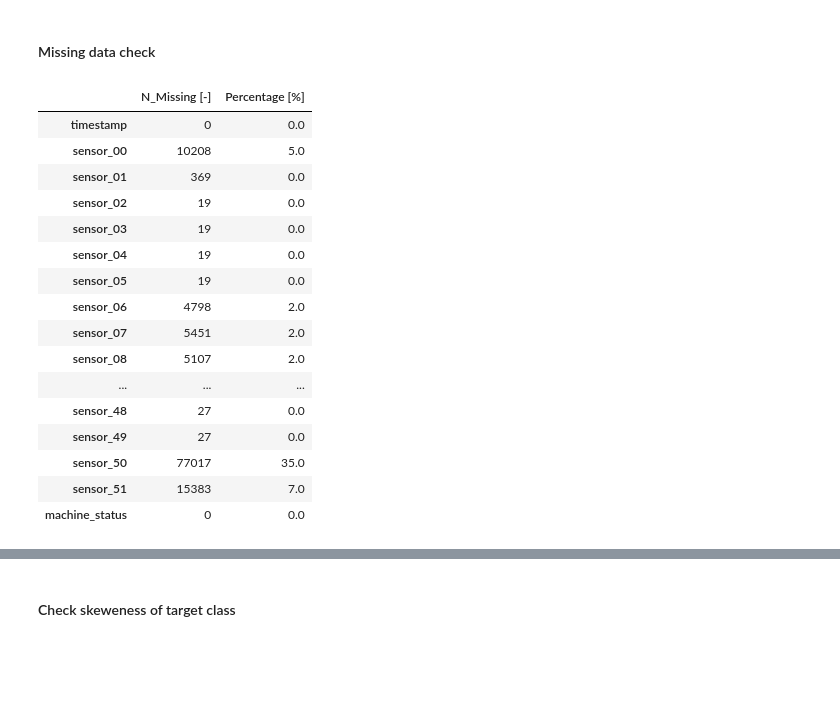
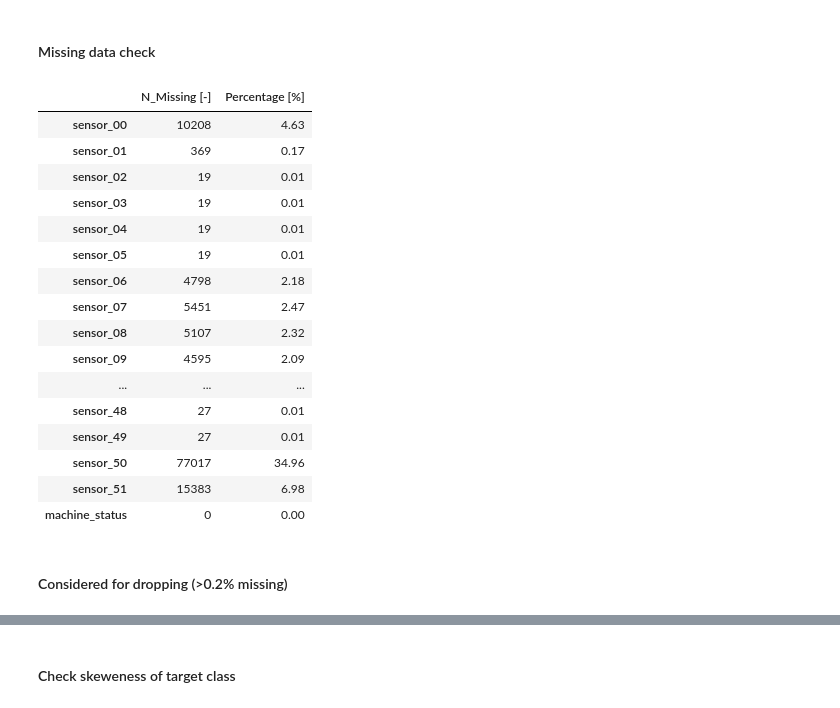
Before and after one commit to piotr-druzdzel/LSTM-for-Time-Series-Sensor-Data, a Jupyter notebook: main.ipynb, the cells around one changed output, grey strips where cells are left out. Saved outputs shown, nothing was run; the diff lists cells and outputs as text; code cells hidden in the pictures; blank space fills up the shorter version.

```diff
--- a/main.ipynb
+++ b/main.ipynb
@@ -57,7 +61,7 @@ memory usage: 92.5+ MB
 - All data from Sensor 15 is missing - can be dropped. This sensor should be checked on-site immediately. <br>
 - First column "Unnamed: 0" contains only the index - can be dropped, because it is reduntant.
 # %%
-drop_cols = ['sensor_15', 'Unnamed: 0']
+drop_cols = ['sensor_15', 'Unnamed: 0', 'timestamp']
 df.drop(drop_cols, axis=1, inplace=True)
 # %%
 df.describe().transpose()
@@ -84,33 +88,35 @@ df.describe().transpose()
 # %%
 missing_dict = dict()
 
 # summarize the number of rows with missing values for each column
 for column in df.columns:
     # count number of rows with missing values
     n_miss = df[column].isnull().sum()
     perc = n_miss / df.shape[0] * 100
     # append to dict
-    missing_dict[column] = [n_miss, perc.round()]
+    missing_dict[column] = [n_miss, perc.round(2)]
 
 missing_df = pd.DataFrame(missing_dict.values(),
                           index=missing_dict.keys(),
                           columns=['N_Missing [-]', 'Percentage [%]'])
 missing_df
 # %% [output]
 |  | N_Missing [-] | Percentage [%] |
-| timestamp | 0 | 0.0 |
-| sensor_00 | 10208 | 5.0 |
-| sensor_01 | 369 | 0.0 |
-| sensor_02 | 19 | 0.0 |
-| sensor_03 | 19 | 0.0 |
-| sensor_04 | 19 | 0.0 |
-| sensor_05 | 19 | 0.0 |
-| sensor_06 | 4798 | 2.0 |
-| sensor_07 | 5451 | 2.0 |
-| sensor_08 | 5107 | 2.0 |
+| sensor_00 | 10208 | 4.63 |
+| sensor_01 | 369 | 0.17 |
+| sensor_02 | 19 | 0.01 |
+| sensor_03 | 19 | 0.01 |
+| sensor_04 | 19 | 0.01 |
+| sensor_05 | 19 | 0.01 |
+| sensor_06 | 4798 | 2.18 |
+| sensor_07 | 5451 | 2.47 |
+| sensor_08 | 5107 | 2.32 |
+| sensor_09 | 4595 | 2.09 |
 | ... | ... | ... |
-| sensor_48 | 27 | 0.0 |
-| sensor_49 | 27 | 0.0 |
-| sensor_50 | 77017 | 35.0 |
-| sensor_51 | 15383 | 7.0 |
-| machine_status | 0 | 0.0 |
+| sensor_48 | 27 | 0.01 |
+| sensor_49 | 27 | 0.01 |
+| sensor_50 | 77017 | 34.96 |
+| sensor_51 | 15383 | 6.98 |
+| machine_status | 0 | 0.00 |
+# %% [markdown]
+#### Considered for dropping (>0.2% missing)
```
Also changed, not shown: parts of 28 cells of this notebook.
